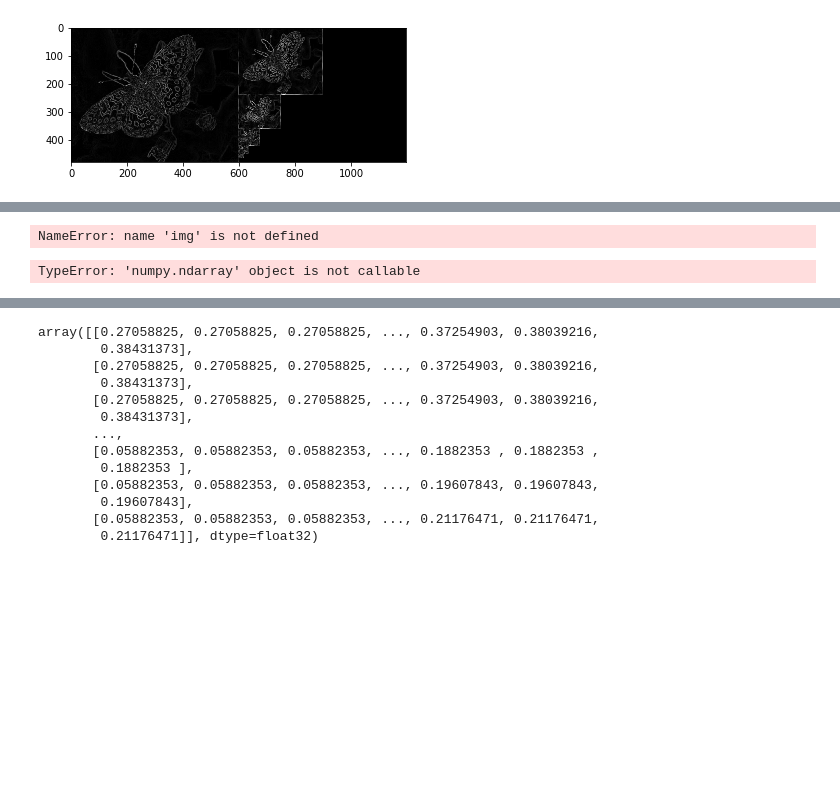
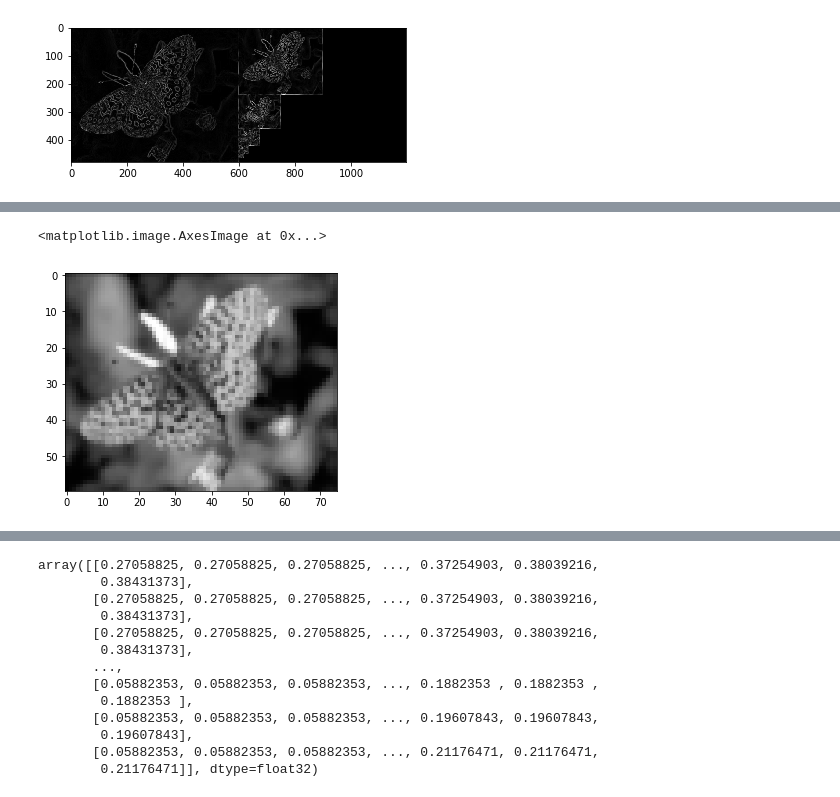
Before and after one commit to neezcha/483H3, a Jupyter notebook: 483H3.ipynb, the cells around one changed output, grey strips where cells are left out. Saved outputs shown, nothing was run; the diff lists cells and outputs as text; code cells hidden in the pictures; blank space fills up the shorter version.

```diff
--- a/483H3.ipynb
+++ b/483H3.ipynb
@@ -131,9 +138,10 @@ plt.imsave('butterfly _pyramid_edges.jpg', sobelMag, cmap='gray')
 # %%
 # resize = rescale(img, 3, anti_aliasing=False)
-image_resized = resize(img, (img.shape[0] // 4, img.shape[1] // 4), anti_aliasing=True)
-plt.imshow(resize, cmap='gray')
+image_resized = resize(img, (scale1[3].shape[0], scale1[3].shape[1]), anti_aliasing=True)
+plt.imshow(image_resized, cmap='gray')
 # %% [output]
-NameError: name 'img' is not defined
+<matplotlib.image.AxesImage at 0x...>
+[figure, added]
 # %%
 img = mpimg.imread('butterfly.png')
 #img = numpy.array(img)
@@ -144,13 +152,11 @@ imgList.append(imgRe)
 
 for i in range(1,len(scale1)):
 
-    imgSob = resize(scale1[i], (scale1[i].shape[0] // 4, scale1[i].shape[1] // 4), anti_aliasing=True)
+    imgResize = resize(img, (scale1[i].shape[0], scale1[i].shape[1]), anti_aliasing=True)
     imgList.append(imgRe)
 
-sobPyramid = displayPyramid('butterfly.png', imgList)
+#sobPyramid = displayPyramid('butterfly.png', imgList)
 #plt.imsave('butterfly_pyramid_edge{n}.jpg', sobPyramid, cmap='gray')
-# %% [output]
-TypeError: 'numpy.ndarray' object is not callable
 # %%
 # idsplay comparisons
 fig = plt.figure()
```
Also changed, not shown: parts of 2 cells of this notebook.
